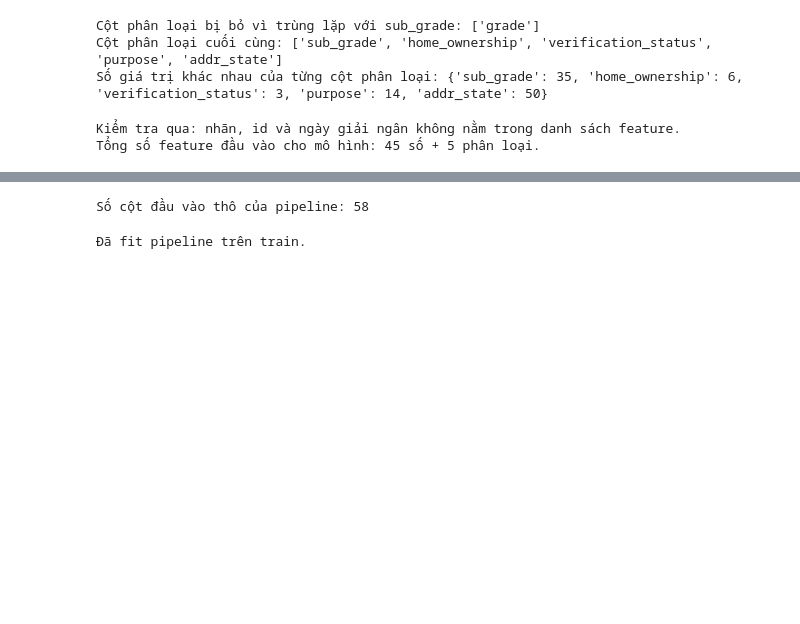
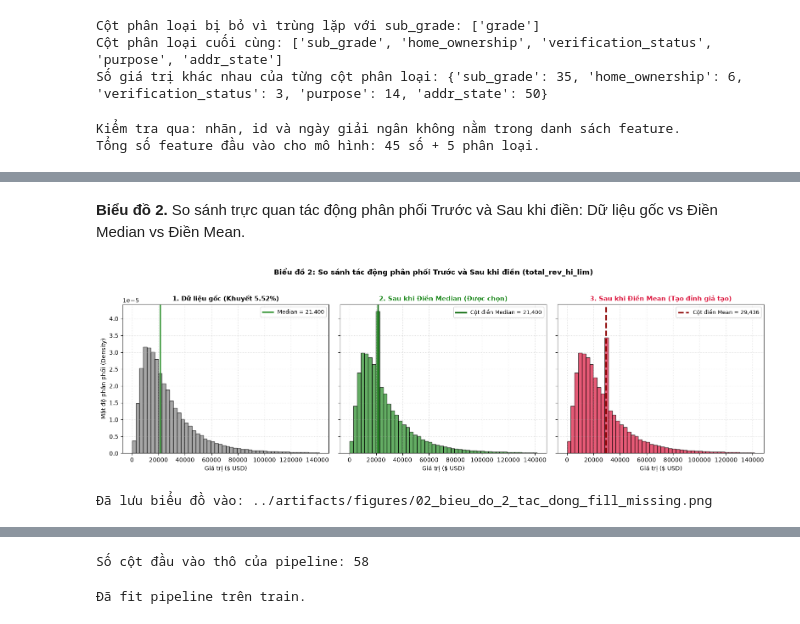
Before and after one commit to Eliza516/Lending-Club-Credit-Scoring, a Jupyter notebook: notebooks/02_lam_sach_va_feature.ipynb, the cells around one changed output, grey strips where cells are left out. Drawn from its saved outputs; the diff is of its cells as text; code cells hidden in the pictures; blank space fills up the shorter version.

```diff
--- a/notebooks/02_lam_sach_va_feature.ipynb
+++ b/notebooks/02_lam_sach_va_feature.ipynb
@@ -879,0 +927,49 @@ Pipeline ghép ba bước: làm sạch giá trị bất thường, tạo feature
+# %% [markdown]
+**Biểu đồ 2.** So sánh trực quan tác động phân phối Trước và Sau khi điền: Dữ liệu gốc vs Điền Median vs Điền Mean.
+# %%
+# Biểu đồ 2: So sánh trực quan Trước và Sau khi điền: Gốc vs Điền Median vs Điền Mean
+col_demo = "total_rev_hi_lim"
+s_raw = train[col_demo].copy()
+med_val = s_raw.median()
+mean_val = s_raw.mean()
+s_fill_median = s_raw.fillna(med_val)
+s_fill_mean = s_raw.fillna(mean_val)
+
+p99 = s_raw.quantile(0.99)
+fig, axes = plt.subplots(1, 3, figsize=(16, 4.8), sharey=True)
+
+# 1. Gốc (chưa điền)
+axes[0].hist(s_raw[s_raw <= p99].dropna(), bins=50, color='gray', edgecolor='black', alpha=0.7, density=True)
+axes[0].axvline(med_val, color='forestgreen', linestyle='-', lw=2, label=f'Median = {med_val:,.0f}')
+axes[0].set_title(f"1. Dữ liệu gốc (Khuyết {s_raw.isna().mean():.2%})", fontsize=11, fontweight='bold')
+axes[0].set_xlabel("Giá trị ($ USD)", fontsize=10)
+axes[0].set_ylabel("Mật độ phân phối (Density)", fontsize=10)
+axes[0].legend(loc='upper right', fontsize=9)
+axes[0].grid(True, linestyle=':', alpha=0.5)
+
+# 2. Điền Median
+axes[1].hist(s_fill_median[s_fill_median <= p99], bins=50, color='forestgreen', edgecolor='black', alpha=0.7, density=True)
+axes[1].axvline(med_val, color='darkgreen', linestyle='-', lw=2.5, label=f'Cột điền Median = {med_val:,.0f}')
+axes[1].set_title("2. Sau khi Điền Median (Được chọn)", fontsize=11, fontweight='bold', color='forestgreen')
+axes[1].set_xlabel("Giá trị ($ USD)", fontsize=10)
+axes[1].legend(loc='upper right', fontsize=9)
+axes[1].grid(True, linestyle=':', alpha=0.5)
+
+# 3. Điền Mean
+axes[2].hist(s_fill_mean[s_fill_mean <= p99], bins=50, color='crimson', edgecolor='black', alpha=0.7, density=True)
+axes[2].axvline(mean_val, color='darkred', linestyle='--', lw=2.5, label=f'Cột điền Mean = {mean_val:,.0f}')
+axes[2].set_title("3. Sau khi Điền Mean (Tạo đỉnh giả tạo)", fontsize=11, fontweight='bold', color='crimson')
+axes[2].set_xlabel("Giá trị ($ USD)", fontsize=10)
+axes[2].legend(loc='upper right', fontsize=9)
+axes[2].grid(True, linestyle=':', alpha=0.5)
+
+plt.suptitle(f"Biểu đồ 2: So sánh tác động phân phối Trước và Sau khi điền ({col_demo})",
+             fontsize=12, fontweight='bold', y=1.03)
+plt.tight_layout()
+fig_2_path = FIG_DIR / "02_bieu_do_2_tac_dong_fill_missing.png"
+plt.savefig(fig_2_path, dpi=300, bbox_inches='tight')
+plt.show()
+print(f"Đã lưu biểu đồ vào: {fig_2_path}")
+# %% [output]
+[figure, added]
+Đã lưu biểu đồ vào: ../artifacts/figures/02_bieu_do_2_tac_dong_fill_missing.png
```
Also changed, not shown: parts of 16 cells of this notebook, 3 other files.
